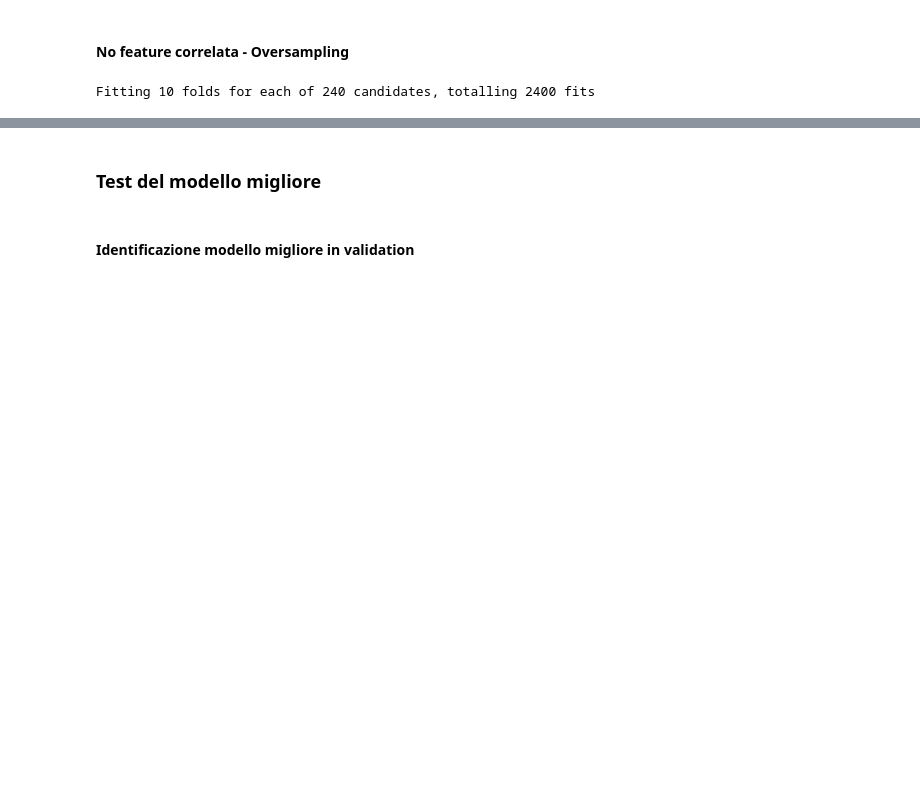
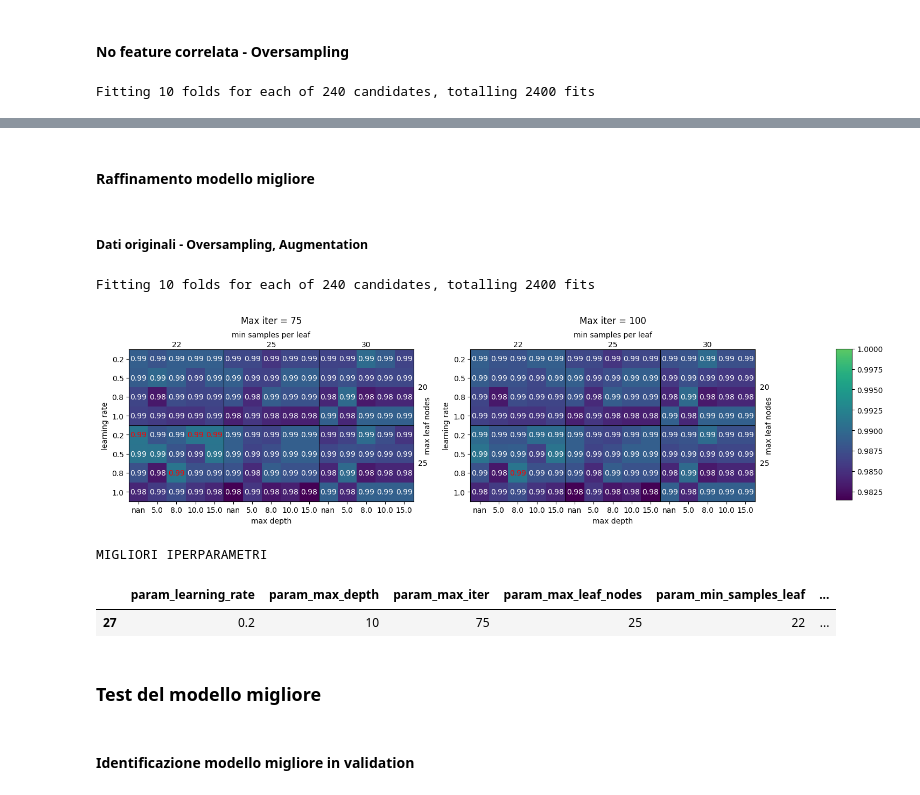
Before and after one commit to MaddalenaGhiotti/BusinessIntelligenceProject, a Jupyter notebook: Maddalena/HistGradientBoosting.ipynb, the cells around one changed output, grey strips where cells are left out. Cells and saved outputs as stored; diff of their text form; code cells hidden in the pictures; blank space fills up the shorter version.

```diff
--- a/Maddalena/HistGradientBoosting.ipynb
+++ b/Maddalena/HistGradientBoosting.ipynb
@@ -554,3 +684,45 @@ display(bestModels_df[['mean_test_score', 'mean_fit_time']].rename(columns={'mea
+# %% [markdown]
+#### Raffinamento modello migliore
+# %% [markdown]
+##### Dati originali - Oversampling, Augmentation
+# %%
+#Definizione dei nuovi valori degli iperparametri
+GRID = {
+    'learning_rate': [0.2, 0.5, 0.8, 1.0],
+    'max_iter': [75, 100],
+    'max_leaf_nodes': [20, 25],
+    'min_samples_leaf': [22, 25, 30],
+    'max_depth': [5, 8, 10, 15, None]
+}
+# %%
+#Dichiarazione della svm
+hgb2_os_fa = HistGradientBoostingClassifier(random_state=random_seed)
+
+#Dichiarazione delle GridSearch
+hgb2_gs_os_fa = GridSearchCV(estimator=hgb2_os_fa,
+                      param_grid=GRID,
+                      scoring='f1',
+                      cv=KFold(10, random_state=random_seed, shuffle=True),
+                      return_train_score=True,
+                      verbose=1,
+                      n_jobs=-1)
+
+#"Addestramento" delle GridSearch
+hgb2_gs_os_fa.fit(df_train_scal_os_fa, y_train_os_fa)
+
+# Mostriamo i risultati della Gridsearch con una tabella:
+results2_os_fa = pd.DataFrame(hgb2_gs_os_fa.cv_results_)
+# %% [output]
+Fitting 10 folds for each of 240 candidates, totalling 2400 fits
+# %%
+#Stampa delle heat map delle grid search
+scoreInterest='mean_test_score'
+bestModel2_os_fa = heatMapGridSearch(results2_os_fa, GRID, scoreInterest)
+# %% [output]
+[figure, added]
+MIGLIORI IPERPARAMETRI
+|  | param_learning_rate | param_max_depth | param_max_iter | param_max_leaf_nodes | param_min_samples_leaf | ... |
+| 27 | 0.2 | 10 | 75 | 25 | 22 | ... |
 # %% [markdown]
 ### Test del modello migliore
 # %% [markdown]
```
Also changed, not shown: parts of 37 cells of this notebook, 1 other file.
